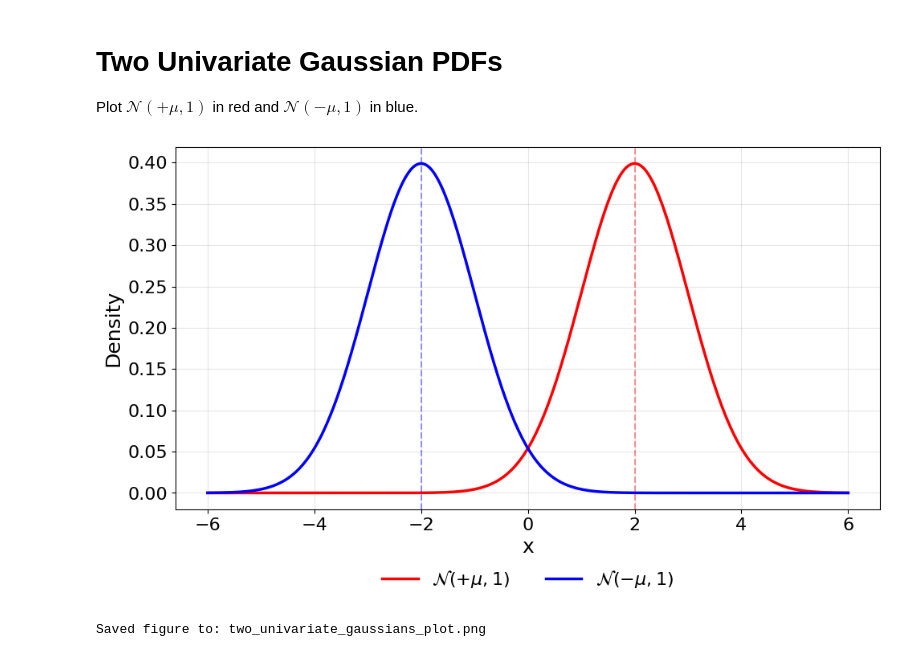
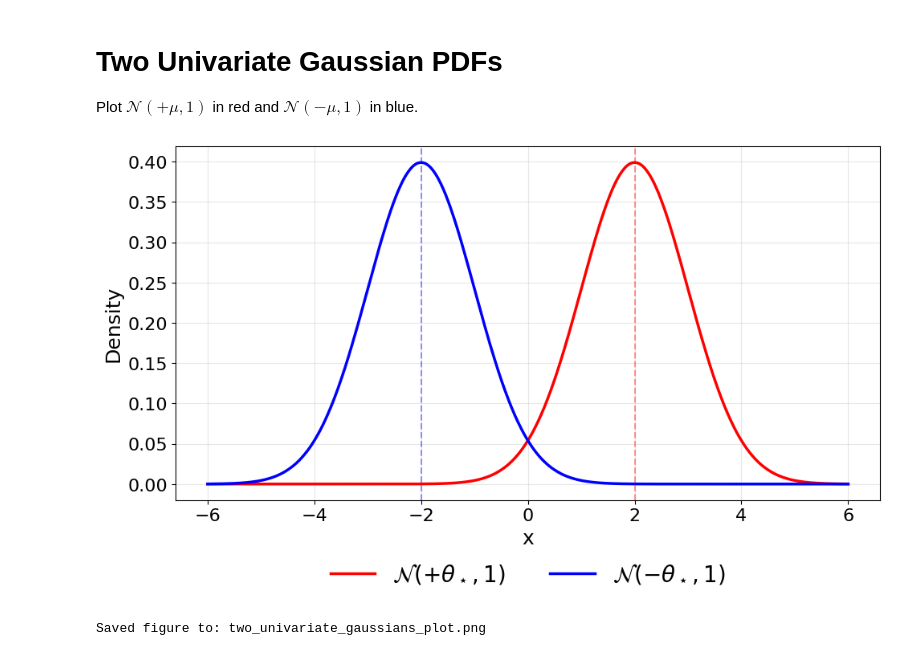
Before and after one commit to zh3nis/pcf, a Jupyter notebook: two_univariate_gaussians_plot.ipynb, the cells around one changed output. Cells and saved outputs as stored; diff of their text form; code cells hidden in the pictures.

```diff
--- a/two_univariate_gaussians_plot.ipynb
+++ b/two_univariate_gaussians_plot.ipynb
@@ -13,35 +13,35 @@ output_path = 'two_univariate_gaussians_plot.png'
 plt.rcParams.update({
     'font.size': 16,
     'axes.titlesize': 20,
     'axes.labelsize': 18,
     'xtick.labelsize': 16,
     'ytick.labelsize': 16,
-    'legend.fontsize': 16,
+    'legend.fontsize': 20,
 })
 
 def gaussian_pdf(x, mean, var=1.0):
     return np.exp(-0.5 * ((x - mean) ** 2) / var) / np.sqrt(2 * np.pi * var)
 
 x = np.linspace(-6, 6, 1000)
 pdf_plus = gaussian_pdf(x, mean=mu, var=sigma2)
 pdf_minus = gaussian_pdf(x, mean=-mu, var=sigma2)
 
 plt.figure(figsize=(10, 6))
-plt.plot(x, pdf_plus, color='red', linewidth=2.5, label=rf'$\mathcal{{N}}(+\mu, 1)$')
-plt.plot(x, pdf_minus, color='blue', linewidth=2.5, label=rf'$\mathcal{{N}}(-\mu, 1)$')
+plt.plot(x, pdf_plus, color='red', linewidth=2.5, label=rf'$\mathcal{{N}}(+\theta_\star, 1)$')
+plt.plot(x, pdf_minus, color='blue', linewidth=2.5, label=rf'$\mathcal{{N}}(-\theta_\star, 1)$')
 plt.axvline(mu, color='red', linestyle='--', alpha=0.4)
 plt.axvline(-mu, color='blue', linestyle='--', alpha=0.4)
 #plt.title('Two Univariate Gaussian PDFs with Unit Variance')
 plt.xlabel('x')
 plt.ylabel('Density')
 plt.legend(loc='upper center', bbox_to_anchor=(0.5, -0.12), ncol=2, frameon=False)
 plt.grid(alpha=0.3)
 plt.subplots_adjust(bottom=0.24)
 plt.tight_layout()
 plt.savefig(output_path, dpi=600, bbox_inches='tight')
 plt.show()
 
 print(f'Saved figure to: {output_path}')
 # %% [output]
-[figure, old version]
+[figure, new version]
 Saved figure to: two_univariate_gaussians_plot.png
```
Also changed, not shown: 12 other files.
